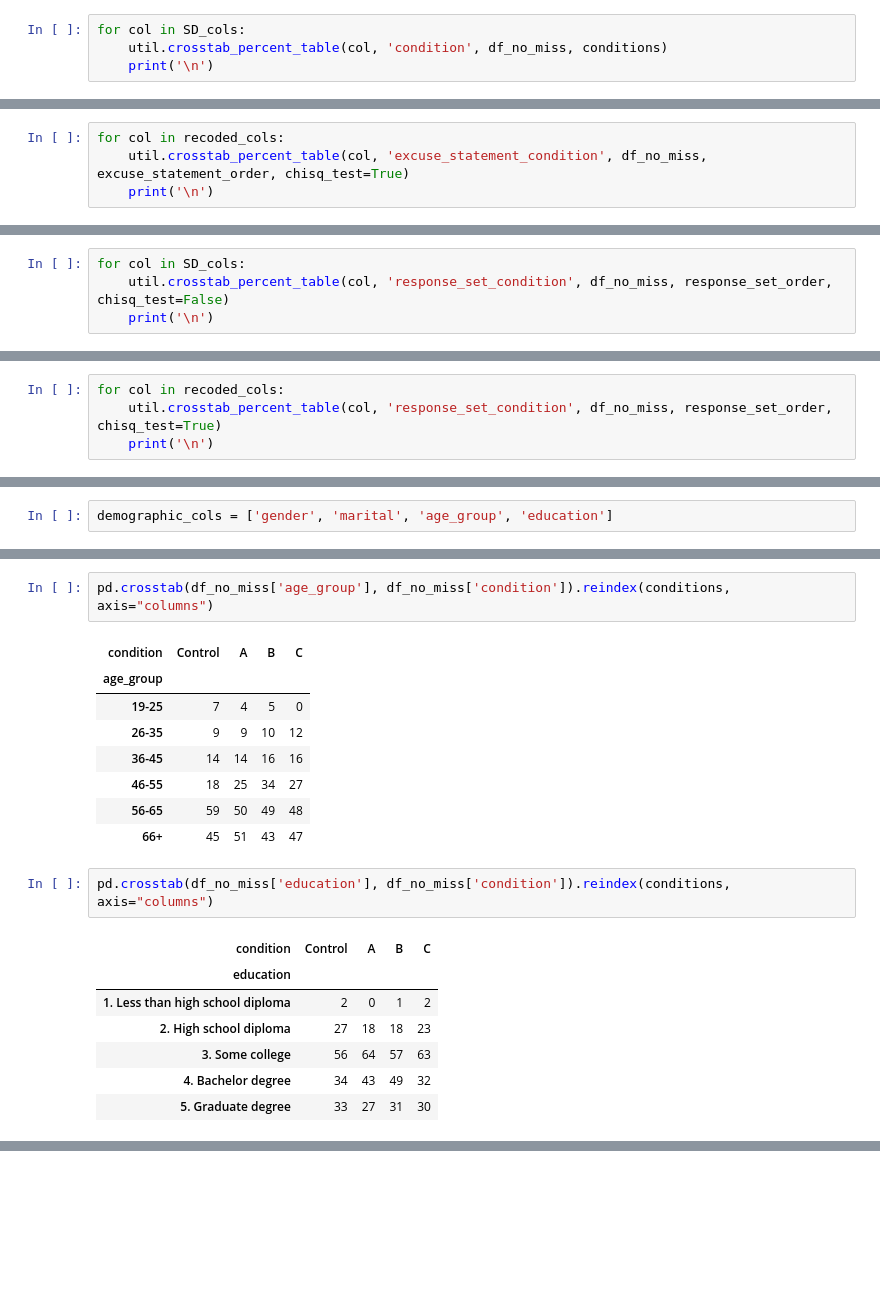
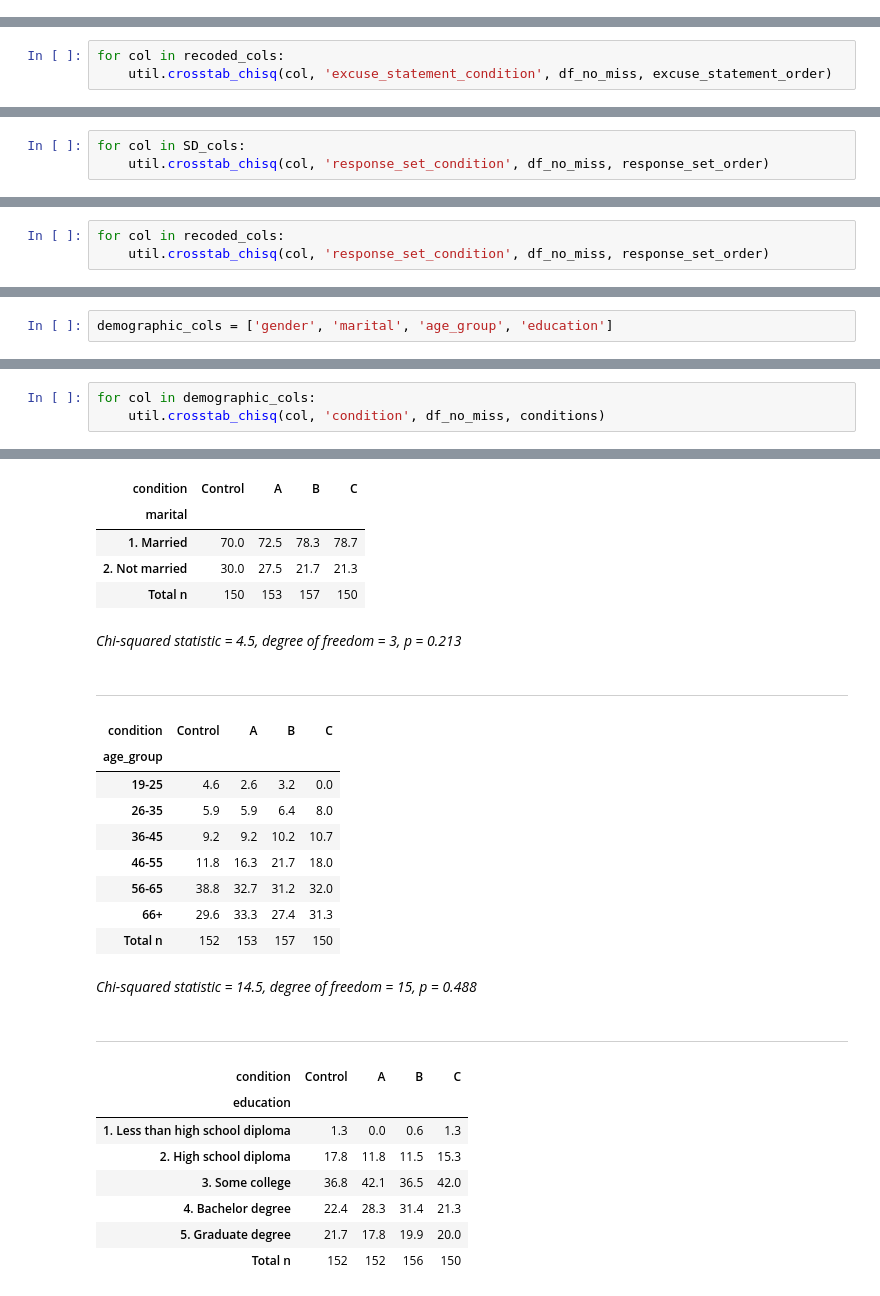
Before and after one commit to rosalynnyang/fb_uas_study, a Jupyter notebook: report/8_SD_experiment_analysis.ipynb, the cells around one changed output, grey strips where cells are left out. Cells and saved outputs as stored; diff of their text form; blank space fills up the shorter version.

```diff
--- a/report/8_SD_experiment_analysis.ipynb
+++ b/report/8_SD_experiment_analysis.ipynb
@@ -131,4 +157,0 @@ df_no_miss.shape
-# %%
-for col in SD_cols:
-    util.crosstab_percent_table(col, 'condition', df_no_miss, conditions)
-    print('\n')
@@ -177,8 +165,7 @@ recoded_cols = ['gone_to_friend_r', 'had_visitors_r', 'had_close_contact_r', 'go
 excuse_statement_order = ['no_excuse', 'with_excuse']
 # %%
 for col in recoded_cols:
-    util.crosstab_percent_table(col, 'excuse_statement_condition', df_no_miss, excuse_statement_order, chisq_test=True)
-    print('\n')
+    util.crosstab_chisq(col, 'excuse_statement_condition', df_no_miss, excuse_statement_order)
 # %% [output]
 | excuse_statement_condition | no_excuse | with_excuse |
 | gone_to_friend_r |  |  |
@@ -210,8 +205,7 @@ for col in recoded_cols:
 response_set_order = ['two_response', 'three_response']
 # %%
 for col in SD_cols:
-    util.crosstab_percent_table(col, 'response_set_condition', df_no_miss, response_set_order, chisq_test=False)
-    print('\n')
+    util.crosstab_chisq(col, 'response_set_condition', df_no_miss, response_set_order)
 # %% [output]
 | response_set_condition | two_response | three_response |
 | gone_to_friend |  |  |
@@ -240,7 +242,6 @@ for col in SD_cols:
 # %%
 for col in recoded_cols:
-    util.crosstab_percent_table(col, 'response_set_condition', df_no_miss, response_set_order, chisq_test=True)
-    print('\n')
+    util.crosstab_chisq(col, 'response_set_condition', df_no_miss, response_set_order)
 # %% [output]
 | response_set_condition | two_response | three_response |
 | gone_to_friend_r |  |  |
@@ -287,21 +278,4 @@ pd.crosstab(df_no_miss['marital'], df_no_miss['condition']).reindex(conditions,
-# %%
-pd.crosstab(df_no_miss['age_group'], df_no_miss['condition']).reindex(conditions, axis="columns")
-# %% [output]
-| condition | Control | A | B | C |
-| age_group |  |  |  |  |
-| 19-25 | 7 | 4 | 5 | 0 |
-| 26-35 | 9 | 9 | 10 | 12 |
-| 36-45 | 14 | 14 | 16 | 16 |
-| 46-55 | 18 | 25 | 34 | 27 |
-| 56-65 | 59 | 50 | 49 | 48 |
-| 66+ | 45 | 51 | 43 | 47 |
-# %%
-pd.crosstab(df_no_miss['education'], df_no_miss['condition']).reindex(conditions, axis="columns")
-# %% [output]
-| condition | Control | A | B | C |
-| education |  |  |  |  |
-| 1. Less than high school diploma | 2 | 0 | 1 | 2 |
-| 2. High school diploma | 27 | 18 | 18 | 23 |
-| 3. Some college | 56 | 64 | 57 | 63 |
-| 4. Bachelor degree | 34 | 43 | 49 | 32 |
-| 5. Graduate degree | 33 | 27 | 31 | 30 |
+# %%
+for col in demographic_cols:
+    util.crosstab_chisq(col, 'condition', df_no_miss, conditions)
+# %% [output]
@@ -307,0 +289,26 @@ pd.crosstab(df_no_miss['education'], df_no_miss['condition']).reindex(conditions
+| condition | Control | A | B | C |
+| marital |  |  |  |  |
+| 1. Married | 70.0 | 72.5 | 78.3 | 78.7 |
+| 2. Not married | 30.0 | 27.5 | 21.7 | 21.3 |
+| Total n | 150 | 153 | 157 | 150 |
+*Chi-squared statistic = 4.5, degree of freedom = 3, p = 0.213*
+-----
+| condition | Control | A | B | C |
+| age_group |  |  |  |  |
+| 19-25 | 4.6 | 2.6 | 3.2 | 0.0 |
+| 26-35 | 5.9 | 5.9 | 6.4 | 8.0 |
+| 36-45 | 9.2 | 9.2 | 10.2 | 10.7 |
+| 46-55 | 11.8 | 16.3 | 21.7 | 18.0 |
+| 56-65 | 38.8 | 32.7 | 31.2 | 32.0 |
+| 66+ | 29.6 | 33.3 | 27.4 | 31.3 |
+| Total n | 152 | 153 | 157 | 150 |
+*Chi-squared statistic = 14.5, degree of freedom = 15, p = 0.488*
+-----
+| condition | Control | A | B | C |
+| education |  |  |  |  |
+| 1. Less than high school diploma | 1.3 | 0.0 | 0.6 | 1.3 |
+| 2. High school diploma | 17.8 | 11.8 | 11.5 | 15.3 |
+| 3. Some college | 36.8 | 42.1 | 36.5 | 42.0 |
+| 4. Bachelor degree | 22.4 | 28.3 | 31.4 | 21.3 |
+| 5. Graduate degree | 21.7 | 17.8 | 19.9 | 20.0 |
+| Total n | 152 | 152 | 156 | 150 |
```
Also changed, not shown: parts of 29 cells of this notebook.
